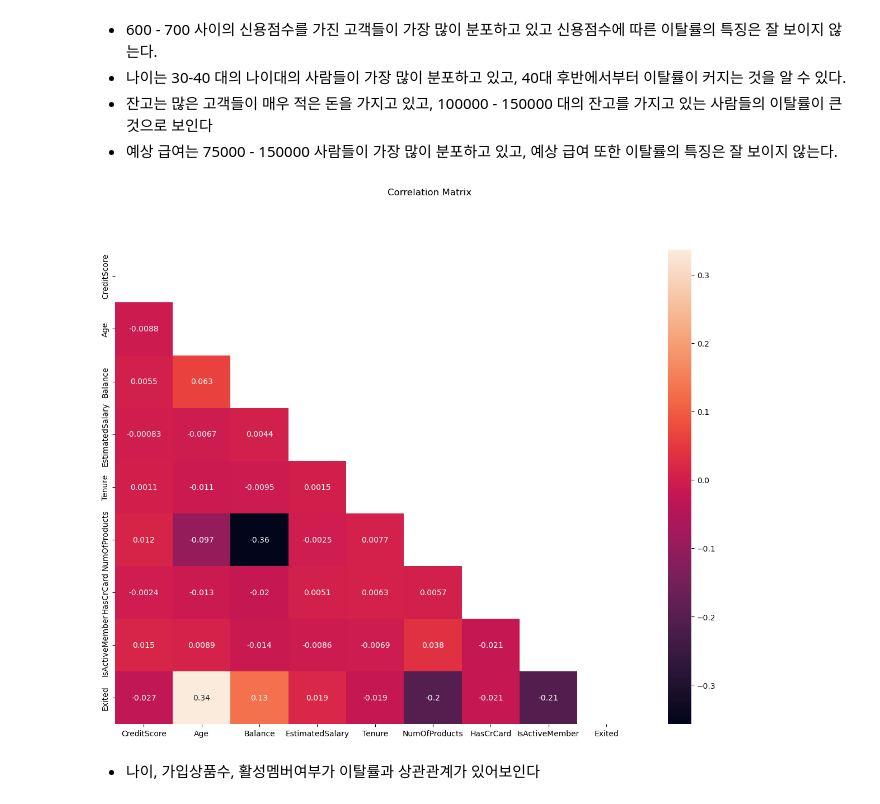
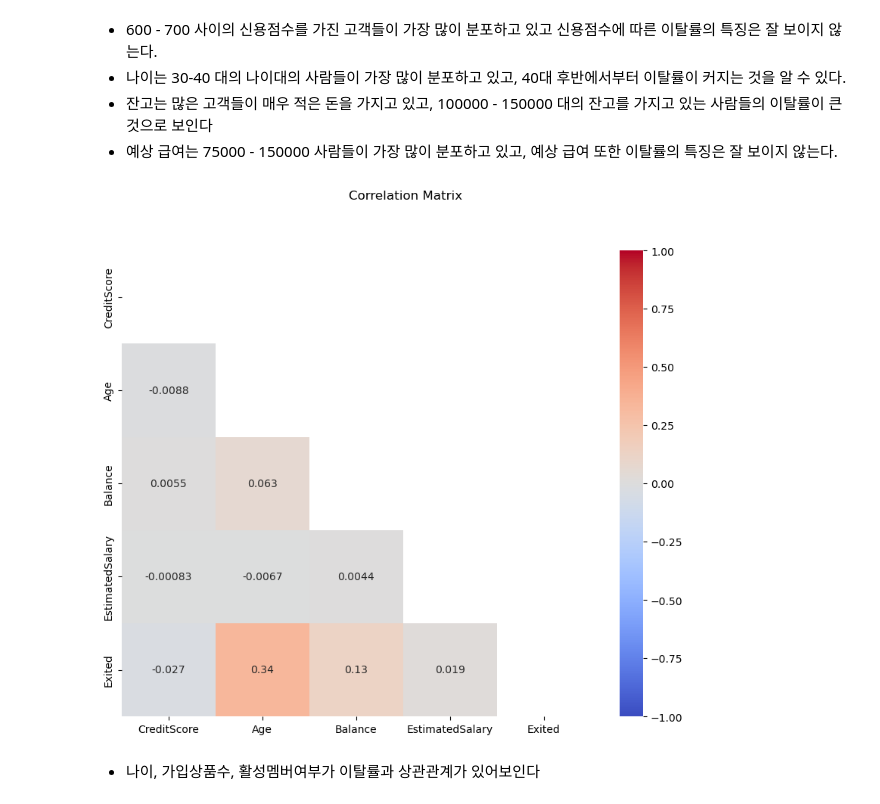
Before and after one commit to kikipark9/ML_Team_Project, a Jupyter notebook: eda_source/[EDA] 1. Binary Classification with a Bank Churn Dataset.ipynb, the cells around one changed output. Drawn from its saved outputs; the diff is of its cells as text; code cells hidden in the pictures.

```diff
--- a/eda_source/[EDA] 1. Binary Classification with a Bank Churn Dataset.ipynb
+++ b/eda_source/[EDA] 1. Binary Classification with a Bank Churn Dataset.ipynb
@@ -302,19 +360,20 @@ for idx,column in enumerate(num_cols):
 train_df["Exited"]=train_df["Exited"].map({"No": 0,"Yes": 1})
 train_df["Gender"]=train_df["Gender"].map({"Male": 0,"Female": 1})
 # %%
-df4 = train_df[['CreditScore', 'Age', 'Balance', 'EstimatedSalary',
-       'Tenure', 'NumOfProducts', 'HasCrCard', 'IsActiveMember', 'Exited']].copy()
+# 'Tenure', 'NumOfProducts', 'HasCrCard', 'IsActiveMember',
+
+df4 = train_df[['CreditScore', 'Age', 'Balance', 'EstimatedSalary', 'Exited']].copy()
 
 corr_matrix=df4.corr()
 
 mask = np.zeros_like(corr_matrix)
 mask[np.triu_indices_from(mask)] = True
 
-f,ax=plt.subplots(figsize=(15,11))
-sns.heatmap(corr_matrix, mask=mask, annot=True)
+f,ax=plt.subplots(figsize=(10,8))
+sns.heatmap(corr_matrix, mask=mask, annot=True, cmap='coolwarm', vmin=-1, vmax=1)
 plt.suptitle('Correlation Matrix')
 plt.show()
 # %% [output]
-[figure, old version]
+[figure, new version]
 # %% [markdown]
 - 나이, 가입상품수, 활성멤버여부가 이탈률과 상관관계가 있어보인다
```
Also changed, not shown: parts of 53 cells of this notebook.
